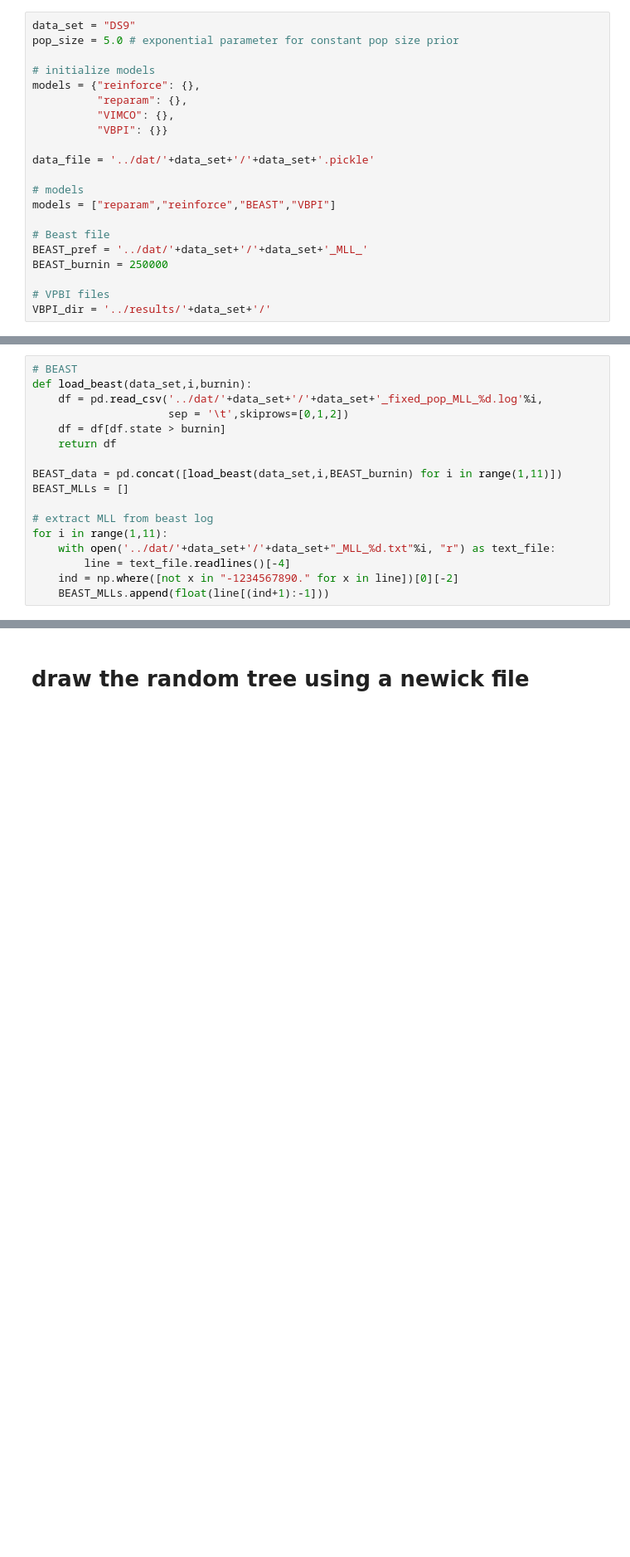
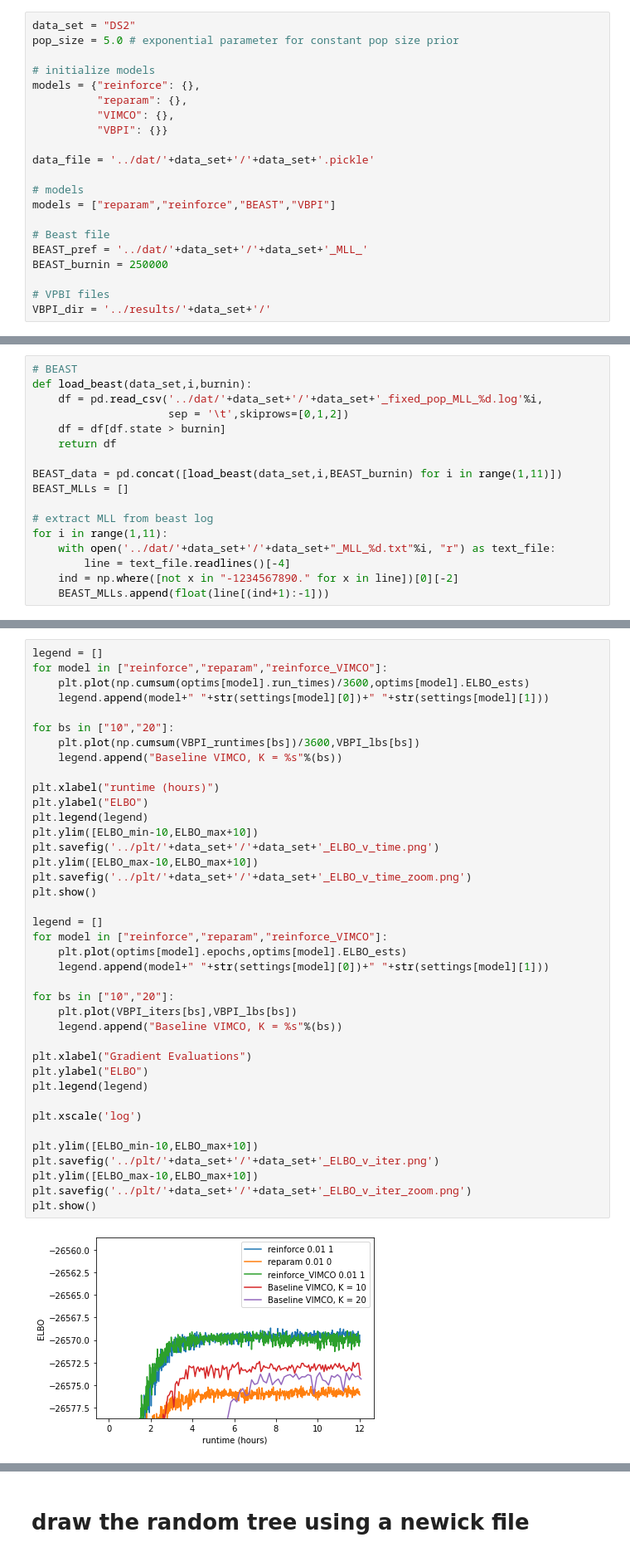
Before and after one commit to EvanSidrow/VIPR, a Jupyter notebook: src/plot_results.ipynb, the cells around one changed output, grey strips where cells are left out. Shown at 83% size. Drawn from its saved outputs; the diff is of its cells as text; blank space fills up the shorter version.

```diff
--- a/src/plot_results.ipynb
+++ b/src/plot_results.ipynb
@@ -34,7 +34,7 @@ warnings.filterwarnings('ignore')
 
 np.random.seed(0)
 # %%
-data_set = "DS9"
+data_set = "DS2"
 pop_size = 5.0 # exponential parameter for constant pop size prior
 
 # initialize models
@@ -199,0 +183,41 @@ plt.savefig('../plt/'+data_set+'/'+data_set+'_ELBO_v_time_zoom.png')
+# %%
+legend = []
+for model in ["reinforce","reparam","reinforce_VIMCO"]:
+    plt.plot(np.cumsum(optims[model].run_times)/3600,optims[model].ELBO_ests)
+    legend.append(model+" "+str(settings[model][0])+" "+str(settings[model][1]))
+
+for bs in ["10","20"]:
+    plt.plot(np.cumsum(VBPI_runtimes[bs])/3600,VBPI_lbs[bs])
+    legend.append("Baseline VIMCO, K = %s"%(bs))
+
+plt.xlabel("runtime (hours)")
+plt.ylabel("ELBO")
+plt.legend(legend)
+plt.ylim([ELBO_min-10,ELBO_max+10])
+plt.savefig('../plt/'+data_set+'/'+data_set+'_ELBO_v_time.png')
+plt.ylim([ELBO_max-10,ELBO_max+10])
+plt.savefig('../plt/'+data_set+'/'+data_set+'_ELBO_v_time_zoom.png')
+plt.show()
+
+legend = []
+for model in ["reinforce","reparam","reinforce_VIMCO"]:
+    plt.plot(optims[model].epochs,optims[model].ELBO_ests)
+    legend.append(model+" "+str(settings[model][0])+" "+str(settings[model][1]))
+
+for bs in ["10","20"]:
+    plt.plot(VBPI_iters[bs],VBPI_lbs[bs])
+    legend.append("Baseline VIMCO, K = %s"%(bs))
+
+plt.xlabel("Gradient Evaluations")
+plt.ylabel("ELBO")
+plt.legend(legend)
+
+plt.xscale('log')
+
+plt.ylim([ELBO_min-10,ELBO_max+10])
+plt.savefig('../plt/'+data_set+'/'+data_set+'_ELBO_v_iter.png')
+plt.ylim([ELBO_max-10,ELBO_max+10])
+plt.savefig('../plt/'+data_set+'/'+data_set+'_ELBO_v_iter_zoom.png')
+plt.show()
+# %% [output]
+[figure, added]
```
Also changed, not shown: parts of 22 cells of this notebook, 4 other files.
